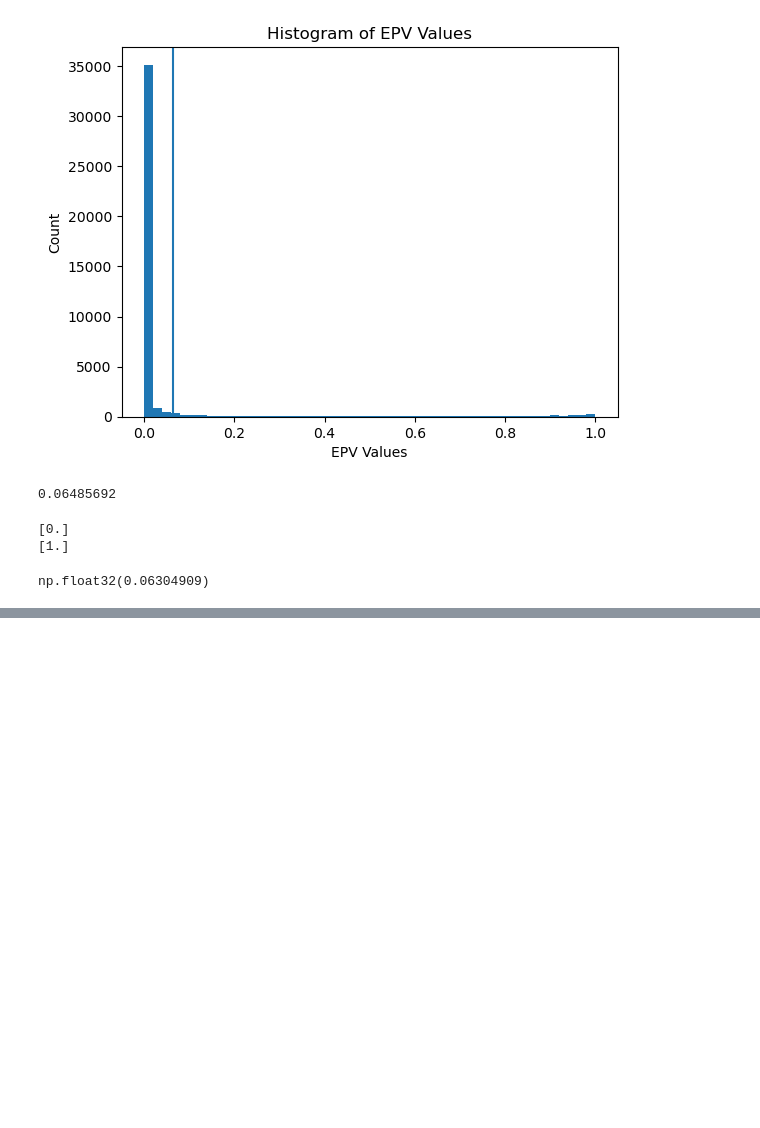
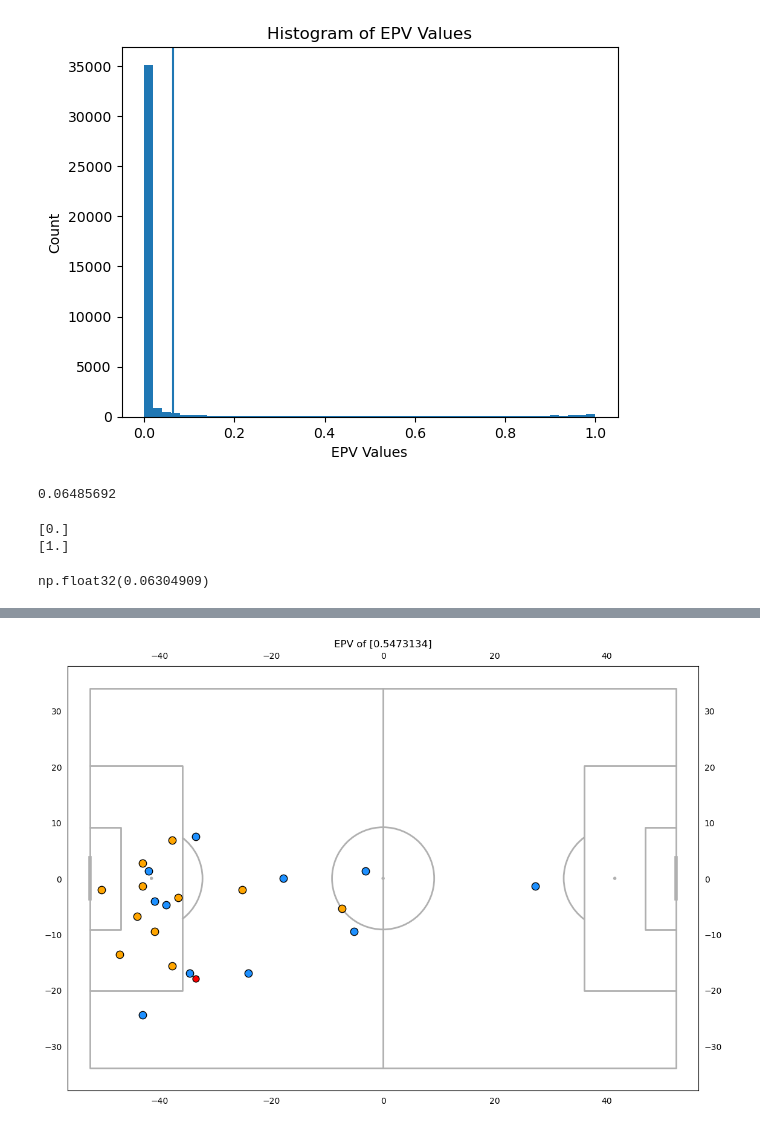
Before and after one commit to alexmiale/ds4420_project, a Jupyter notebook: epv/EPV_Model.ipynb, the cells around one changed output, grey strips where cells are left out. Saved outputs shown, nothing was run; the diff lists cells and outputs as text; code cells hidden in the pictures; blank space fills up the shorter version.

```diff
--- a/epv/EPV_Model.ipynb
+++ b/epv/EPV_Model.ipynb
@@ -236,0 +370,4 @@ length_max = PITCH_LENGTH/2
+# %%
+plot_epv(0.45, 0.55)
+# %% [output]
+[figure, added]
```
Also changed, not shown: parts of 18 cells of this notebook, 7 other files.
